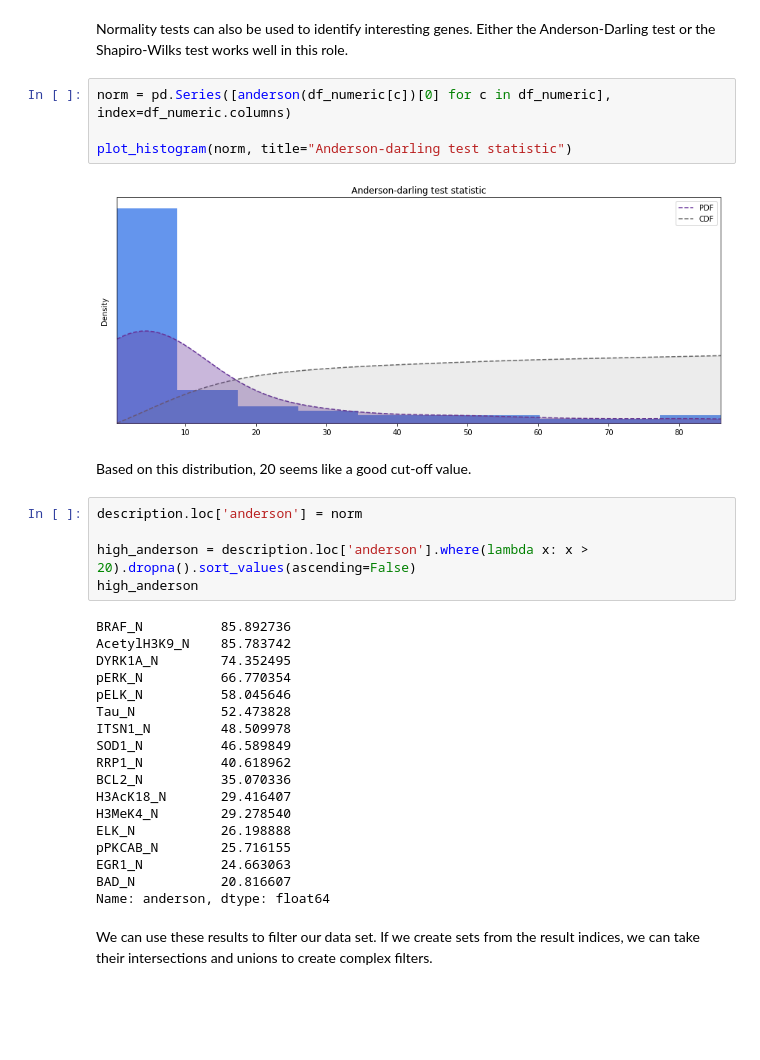
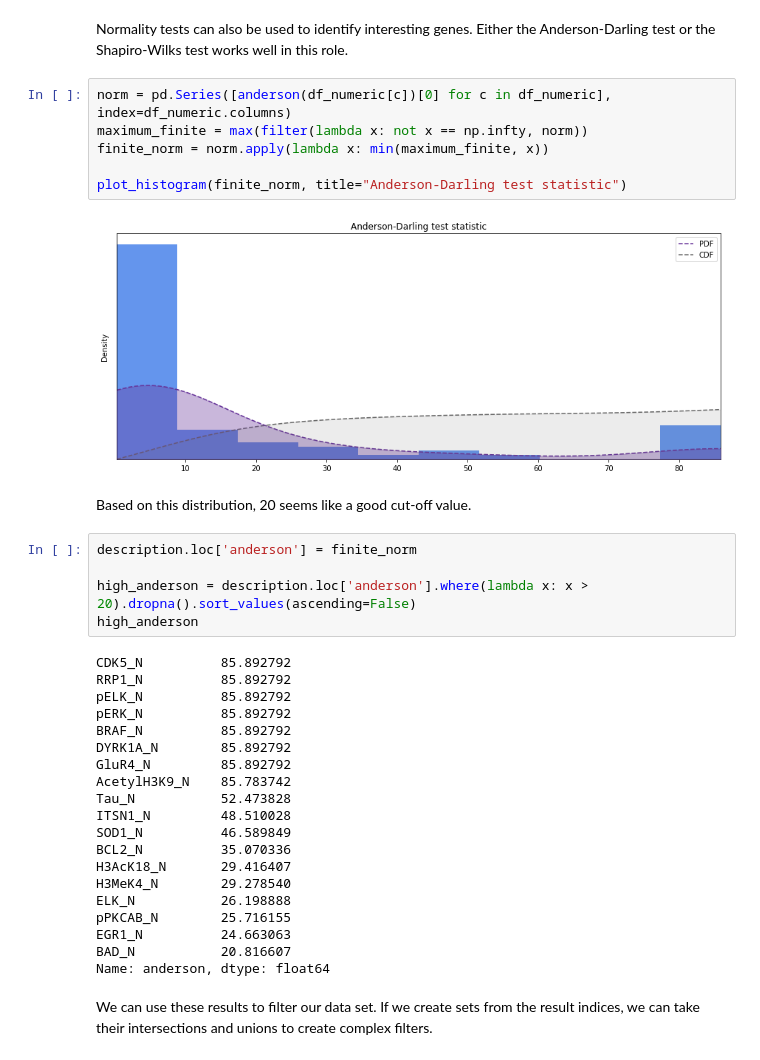
Before and after one commit to nathan-rice/exploratory-data-analysis, a Jupyter notebook: Exploratory Data Analysis in Python.ipynb, the cells around one changed output. Drawn from its saved outputs; the diff is of its cells as text; blank space fills up the shorter version.

```diff
--- a/Exploratory Data Analysis in Python.ipynb
+++ b/Exploratory Data Analysis in Python.ipynb
@@ -159,27 +164,31 @@ Name: cova, dtype: float64
 Normality tests can also be used to identify interesting genes.  Either the Anderson-Darling test or the Shapiro-Wilks test works well in this role.
 # %%
 norm = pd.Series([anderson(df_numeric[c])[0] for c in df_numeric], index=df_numeric.columns)
+maximum_finite = max(filter(lambda x: not x == np.infty, norm))
+finite_norm = norm.apply(lambda x: min(maximum_finite, x))
 
-plot_histogram(norm, title="Anderson-darling test statistic")
+plot_histogram(finite_norm, title="Anderson-Darling test statistic")
 # %% [output]
-[figure, old version]
+[figure, new version]
 # %% [markdown]
 Based on this distribution, 20 seems like a good cut-off value.
 # %%
-description.loc['anderson'] = norm
+description.loc['anderson'] = finite_norm
 
 high_anderson = description.loc['anderson'].where(lambda x: x > 20).dropna().sort_values(ascending=False)
 high_anderson
 # %% [output]
-BRAF_N          85.892736
+CDK5_N          85.892792
+RRP1_N          85.892792
+pELK_N          85.892792
+pERK_N          85.892792
+BRAF_N          85.892792
+DYRK1A_N        85.892792
+GluR4_N         85.892792
 AcetylH3K9_N    85.783742
-DYRK1A_N        74.352495
-pERK_N          66.770354
-pELK_N          58.045646
 Tau_N           52.473828
-ITSN1_N         48.509978
+ITSN1_N         48.510028
 SOD1_N          46.589849
-RRP1_N          40.618962
 BCL2_N          35.070336
 H3AcK18_N       29.416407
 H3MeK4_N        29.278540
```
Also changed, not shown: parts of 9 cells of this notebook.
